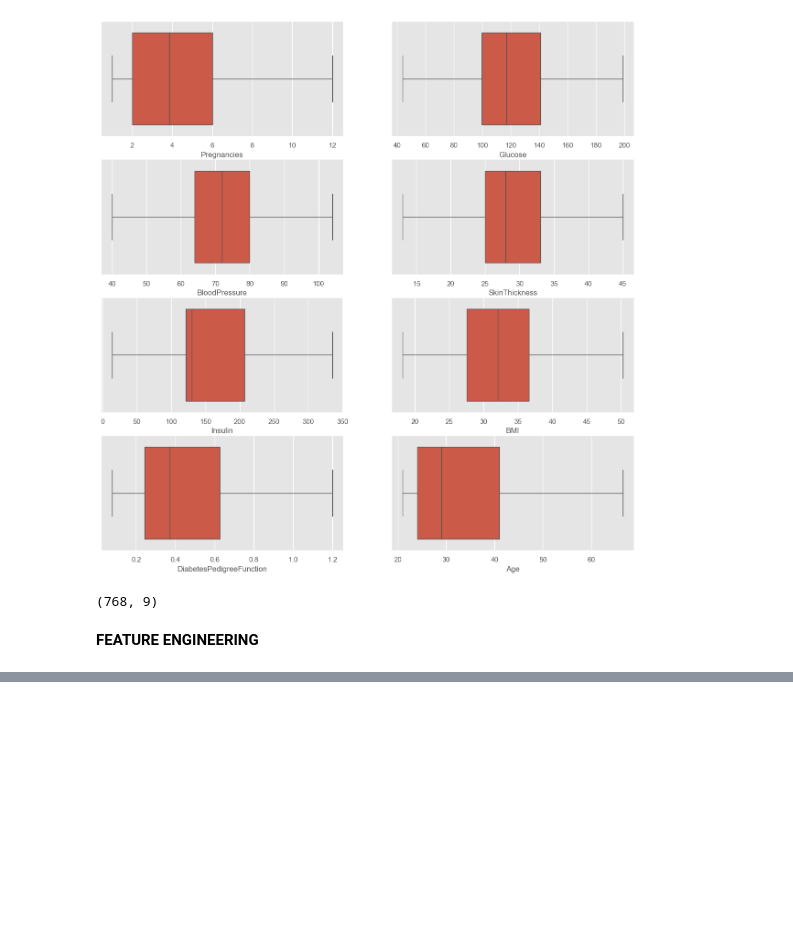
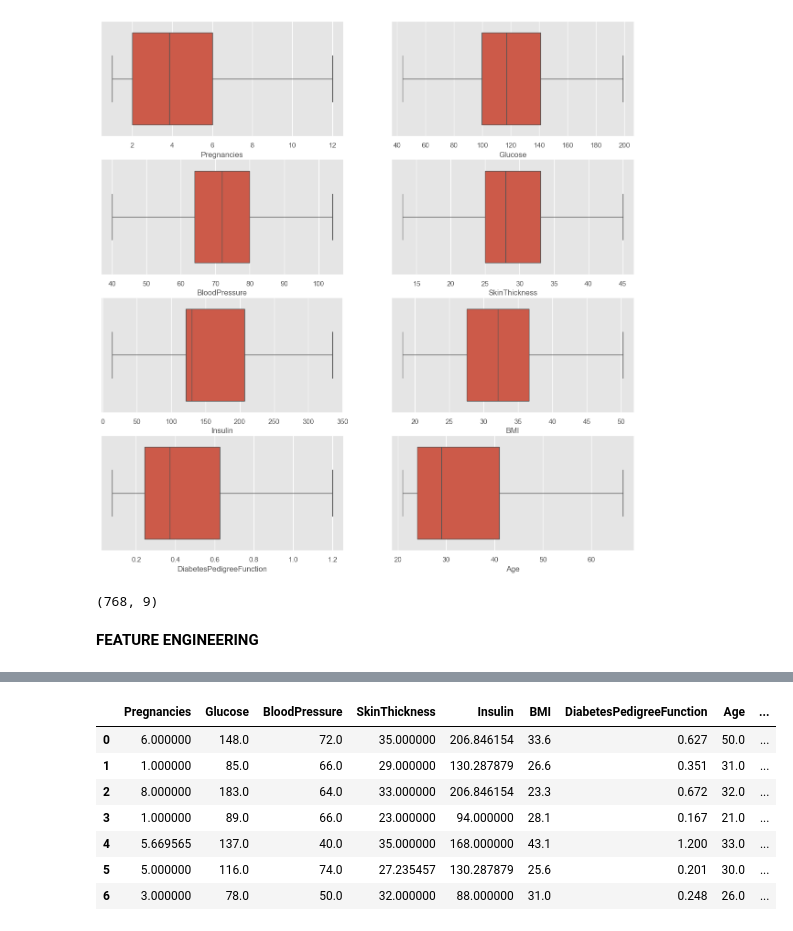
Before and after one commit to keerthi932/Data_Science_Projects, a Jupyter notebook: Diabetes/advanced_method.ipynb, the cells around one changed output, grey strips where cells are left out. Cells and saved outputs as stored; diff of their text form; code cells hidden in the pictures; blank space fills up the shorter version.

```diff
--- a/Diabetes/advanced_method.ipynb
+++ b/Diabetes/advanced_method.ipynb
@@ -426,0 +447,11 @@ diabet_df.shape
+# %%
+diabet_df.head(7)
+# %% [output]
+|  | Pregnancies | Glucose | BloodPressure | SkinThickness | Insulin | BMI | DiabetesPedigreeFunction | Age | ... |
+| 0 | 6.000000 | 148.0 | 72.0 | 35.000000 | 206.846154 | 33.6 | 0.627 | 50.0 | ... |
+| 1 | 1.000000 | 85.0 | 66.0 | 29.000000 | 130.287879 | 26.6 | 0.351 | 31.0 | ... |
+| 2 | 8.000000 | 183.0 | 64.0 | 33.000000 | 206.846154 | 23.3 | 0.672 | 32.0 | ... |
+| 3 | 1.000000 | 89.0 | 66.0 | 23.000000 | 94.000000 | 28.1 | 0.167 | 21.0 | ... |
+| 4 | 5.669565 | 137.0 | 40.0 | 35.000000 | 168.000000 | 43.1 | 1.200 | 33.0 | ... |
+| 5 | 5.000000 | 116.0 | 74.0 | 27.235457 | 130.287879 | 25.6 | 0.201 | 30.0 | ... |
+| 6 | 3.000000 | 78.0 | 50.0 | 32.000000 | 88.000000 | 31.0 | 0.248 | 26.0 | ... |
```
Also changed, not shown: parts of 17 cells of this notebook.
